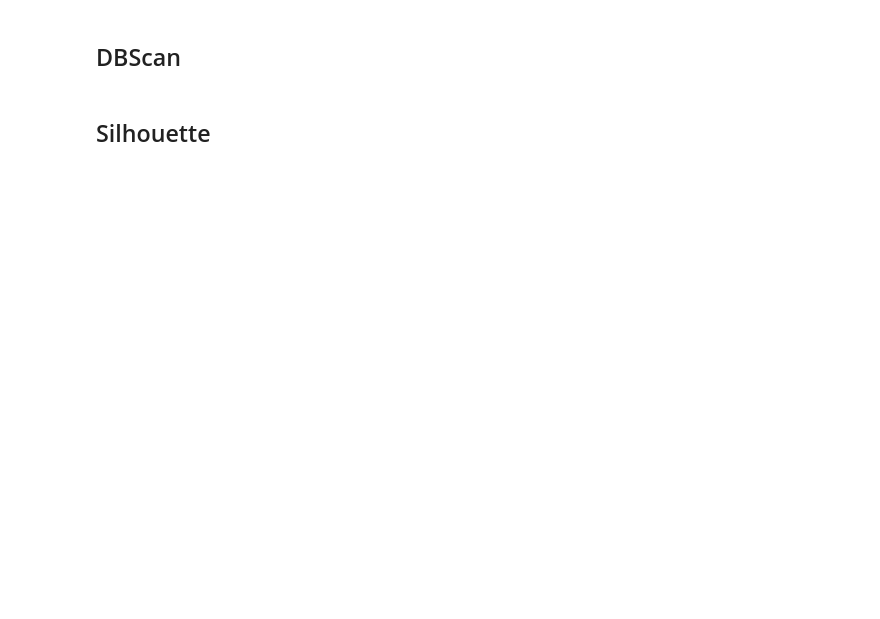
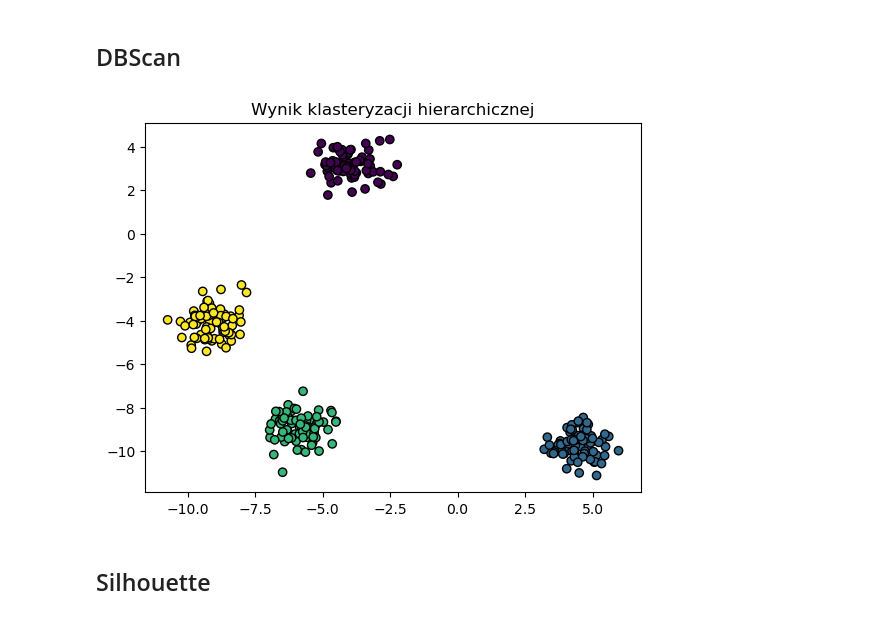
Before and after one commit to annlyd1986/labaJDA, a Jupyter notebook: codes/Laba27.ipynb, the cells around one changed output. Cells and saved outputs as stored; diff of their text form; code cells hidden in the pictures; blank space fills up the shorter version.

```diff
--- a/codes/Laba27.ipynb
+++ b/codes/Laba27.ipynb
@@ -88,14 +112,16 @@ plt.show()
 # %%
 from sklearn.cluster import DBSCAN
 
 # Zastosowanie DBSCAN
-dbscan = DBSCAN(eps=.2, min_samples=5)
+dbscan = DBSCAN(eps=1, min_samples=5)
 clusters = dbscan.fit_predict(data)
 
 # Wizualizacja klastrów
 plt.scatter(data[:, 0], data[:, 1], c=clusters, cmap='viridis', edgecolors='k')
 plt.title("Wynik klasteryzacji hierarchicznej")
 plt.show()
+# %% [output]
+[figure, added]
 # %% [markdown]
 ## Silhouette
 # %%
```
Also changed, not shown: parts of 21 cells of this notebook, 2 other files.
